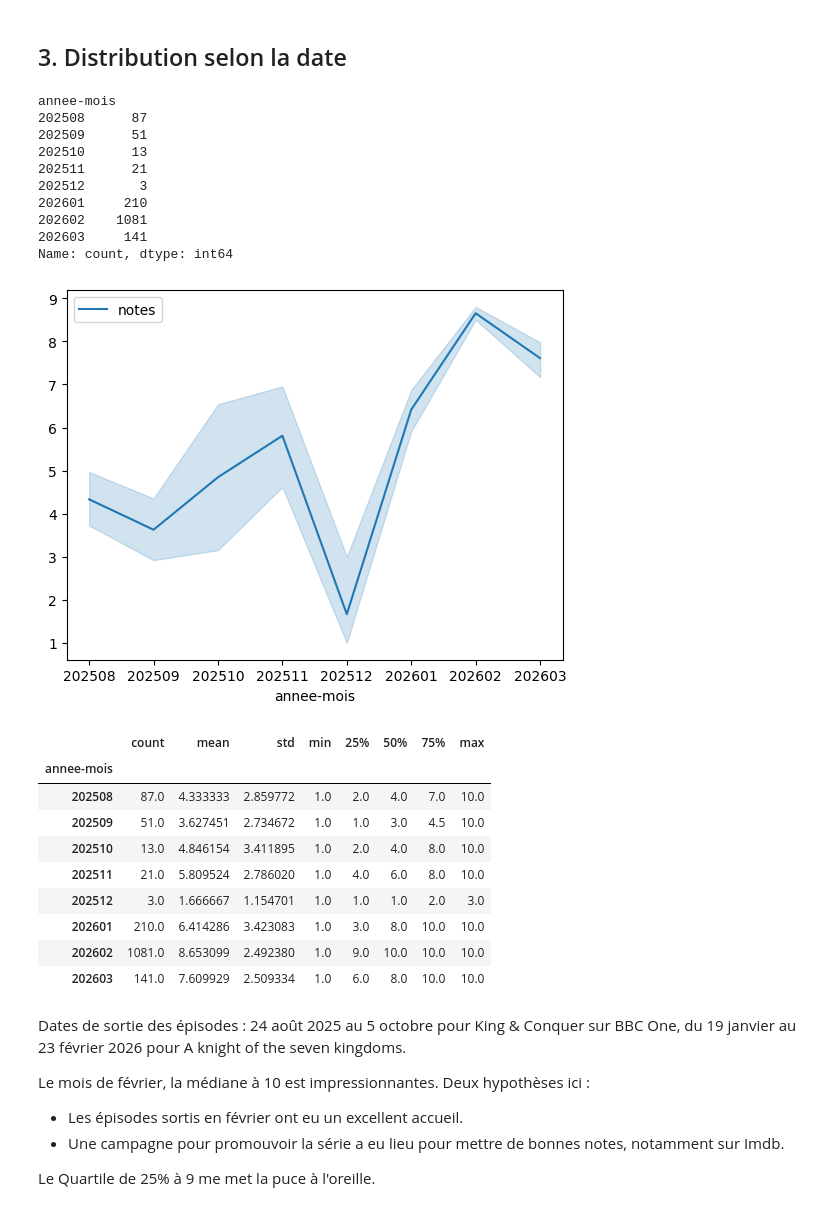
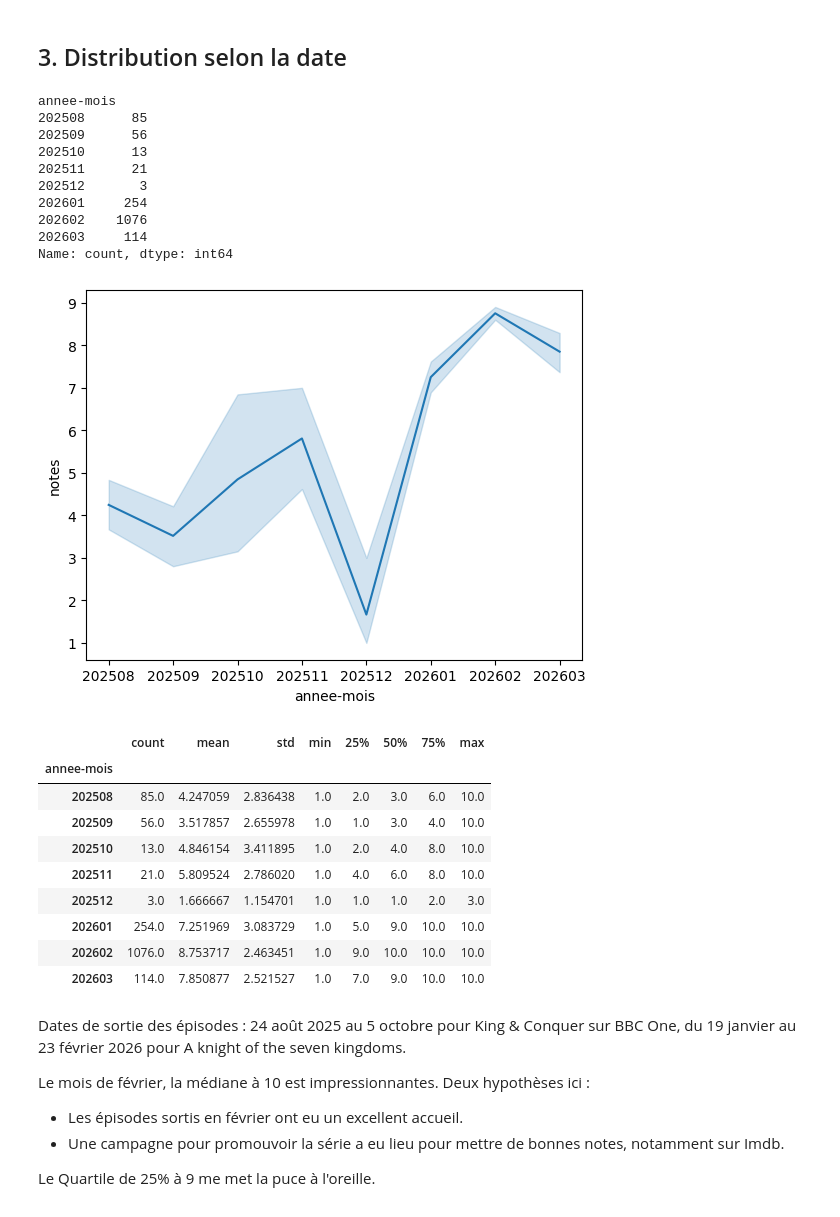
Before and after one commit to clemfouchier/webscrapping-series, a Jupyter notebook: 2_Nettoyage_Analyse/4_analyse_exploratoire.ipynb, the cells around one changed output. Drawn from its saved outputs; the diff is of its cells as text; code cells hidden in the pictures.

```diff
--- a/2_Nettoyage_Analyse/4_analyse_exploratoire.ipynb
+++ b/2_Nettoyage_Analyse/4_analyse_exploratoire.ipynb
@@ -26,6 +27,6 @@ from statistics import variance, mean
 from scipy.stats import skew, kurtosis,bootstrap
 # %%
 # Import du dataframe
-df = pd.read_csv("df_clean.csv")
+df = pd.read_csv("../0_Data/2_Clean/Traitement_intermediaire/data_clean.csv")
 df.head()
 # %% [output]
@@ -190,30 +193,30 @@ La médiane est révélatrice : elle est de 10 pour Imdb et 7 pour allociné.
 # %%
 # Regardons si la date a eu un impact sur les notes données
 
 df['dates'] = pd.to_datetime(df['dates']) # Conversion
 
 # Création d'une colonne pour trier selon le format suivant 'YYYYMM'
 df['annee-mois'] = df['dates'].dt.strftime('%Y%m')
 print(df['annee-mois'].value_counts().sort_index())
 
 # Création graphique
 df_dates = df.set_index('annee-mois').sort_index()
-sns.lineplot(data=df_dates.sort_index());
+sns.lineplot(data=df_dates["notes"].sort_index());
 
 # Nous observons une dynamique différente entre la fin de l'année dernière, avec des notes globalement
 # inférieurs à 5, et 2026, où les notes remontent fortement.
 # %% [output]
 annee-mois
-202508      87
-202509      51
+202508      85
+202509      56
 202510      13
 202511      21
 202512       3
-202601     210
-202602    1081
-202603     141
+202601     254
+202602    1076
+202603     114
 Name: count, dtype: int64
-[figure, old version]
+[figure, new version]
 # %%
 # Regardons de plus près les statistiques par mois.
 
@@ -221,14 +224,14 @@ df.groupby(['annee-mois'])['notes'].describe()
 # %% [output]
 |  | count | mean | std | min | 25% | 50% | 75% | max |
 | annee-mois |  |  |  |  |  |  |  |  |
-| 202508 | 87.0 | 4.333333 | 2.859772 | 1.0 | 2.0 | 4.0 | 7.0 | 10.0 |
-| 202509 | 51.0 | 3.627451 | 2.734672 | 1.0 | 1.0 | 3.0 | 4.5 | 10.0 |
+| 202508 | 85.0 | 4.247059 | 2.836438 | 1.0 | 2.0 | 3.0 | 6.0 | 10.0 |
+| 202509 | 56.0 | 3.517857 | 2.655978 | 1.0 | 1.0 | 3.0 | 4.0 | 10.0 |
 | 202510 | 13.0 | 4.846154 | 3.411895 | 1.0 | 2.0 | 4.0 | 8.0 | 10.0 |
 | 202511 | 21.0 | 5.809524 | 2.786020 | 1.0 | 4.0 | 6.0 | 8.0 | 10.0 |
 | 202512 | 3.0 | 1.666667 | 1.154701 | 1.0 | 1.0 | 1.0 | 2.0 | 3.0 |
-| 202601 | 210.0 | 6.414286 | 3.423083 | 1.0 | 3.0 | 8.0 | 10.0 | 10.0 |
-| 202602 | 1081.0 | 8.653099 | 2.492380 | 1.0 | 9.0 | 10.0 | 10.0 | 10.0 |
-| 202603 | 141.0 | 7.609929 | 2.509334 | 1.0 | 6.0 | 8.0 | 10.0 | 10.0 |
+| 202601 | 254.0 | 7.251969 | 3.083729 | 1.0 | 5.0 | 9.0 | 10.0 | 10.0 |
+| 202602 | 1076.0 | 8.753717 | 2.463451 | 1.0 | 9.0 | 10.0 | 10.0 | 10.0 |
+| 202603 | 114.0 | 7.850877 | 2.521527 | 1.0 | 7.0 | 9.0 | 10.0 | 10.0 |
 # %% [markdown]
 Dates de sortie des épisodes :
 24 août 2025 au 5 octobre pour King & Conquer sur BBC One, du 19 janvier au 23 février 2026 pour A knight of the seven kingdoms.
```
Also changed, not shown: parts of 19 cells of this notebook, 11 other files.
